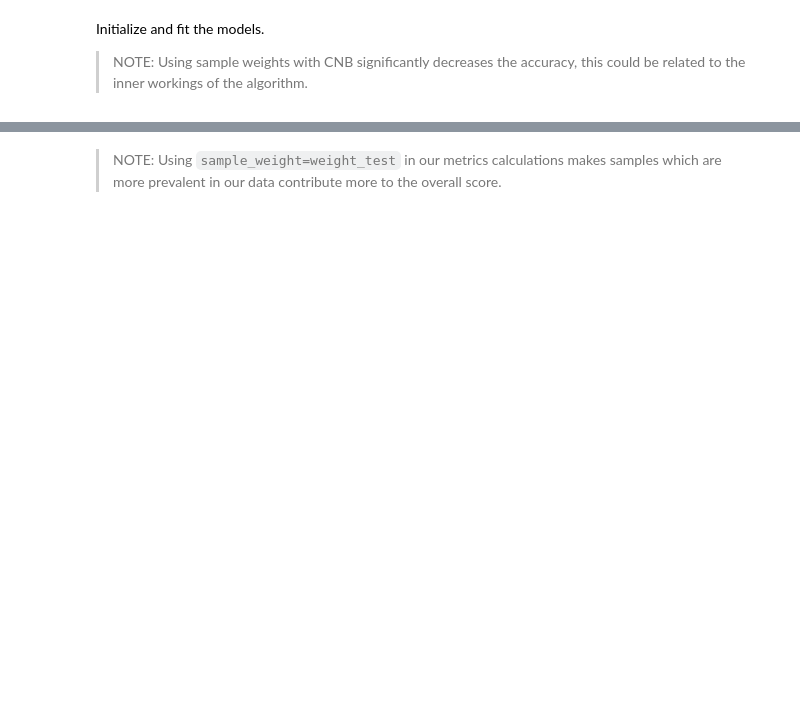
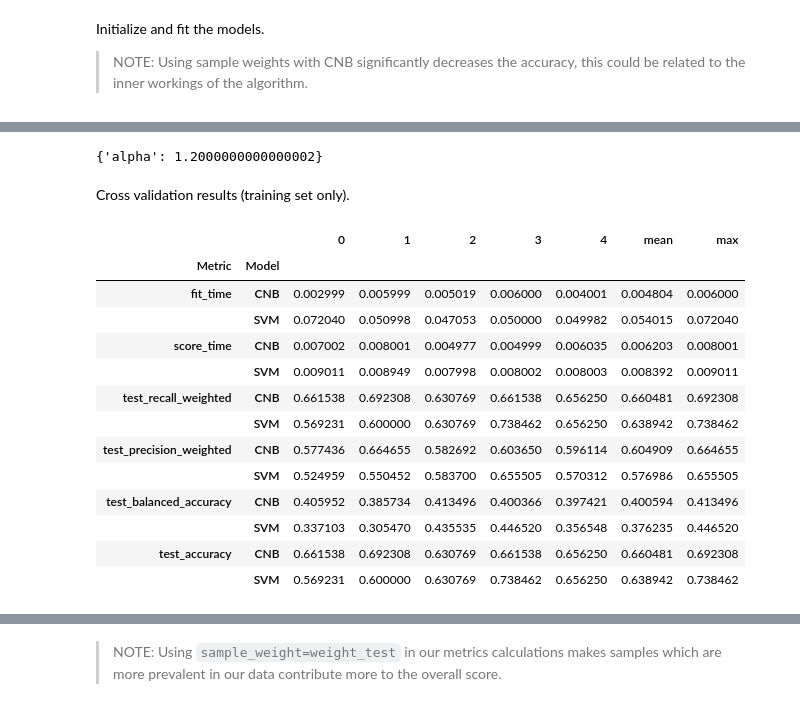
Before and after one commit to Code-the-Change-YYC/YW-NLP-Report-Classifier, a Jupyter notebook: training/description_classification/report_description_classification.ipynb, the cells around one changed output, grey strips where cells are left out. Cells and saved outputs as stored; diff of their text form; code cells hidden in the pictures; blank space fills up the shorter version.

```diff
--- a/training/description_classification/report_description_classification.ipynb
+++ b/training/description_classification/report_description_classification.ipynb
@@ -196,0 +207,3 @@ SVC()
+# %%
+svm_op = GridSearchCV(svm.named_steps["svc"], param_grid=svc_params_list)
+svm_op.fit(X_train_enc, y_train_set, sample_weight=weight_train)
@@ -196,0 +226,17 @@ SVC()
+# %%
+scoring = ["recall_weighted", "precision_weighted", "balanced_accuracy", "accuracy"]
+fit_params = {"sample_weight": weight_train}
+
+cv_s = cross_validate(
+    svm_op.best_estimator_,  # change to svm variable to see differences from fine tuning
+    X_train_enc,
+    y_train_set,
+    scoring=scoring,
+    fit_params=fit_params,
+)
+# %%
+cnb_op = GridSearchCV(
+    cnb.named_steps["complementnb"],
+    param_grid={"alpha": np.linspace(3, 0, num=50, endpoint=False)},
+)
+cnb_op.fit(X_train_enc, y_train_set)
@@ -196,0 +250,31 @@ SVC()
+# %%
+cnb_op.best_params_
+# %% [output]
+{'alpha': 1.2000000000000002}
+# %%
+cv_b = cross_validate(cnb_op.best_estimator_, X_train_enc, y_train_set, scoring=scoring)
+# %% [markdown]
+Cross validation results (training set only).
+# %%
+metrics = cv_b.keys()
+names = ["Metric", "Model"]
+index = pd.MultiIndex.from_product([metrics, ["CNB", "SVM"]], names=names)
+pairs = zip(cv_b.values(), cv_s.values())
+flattened = sum(pairs, ())
+df = pd.DataFrame(flattened, index=index)
+df.join(df.agg(func=["mean", "max"], axis=1), on=names)
+# %% [output]
+|  |  | 0 | 1 | 2 | 3 | 4 | mean | max |
+| Metric | Model |  |  |  |  |  |  |  |
+| fit_time | CNB | 0.002999 | 0.005999 | 0.005019 | 0.006000 | 0.004001 | 0.004804 | 0.006000 |
+|  | SVM | 0.072040 | 0.050998 | 0.047053 | 0.050000 | 0.049982 | 0.054015 | 0.072040 |
+| score_time | CNB | 0.007002 | 0.008001 | 0.004977 | 0.004999 | 0.006035 | 0.006203 | 0.008001 |
+|  | SVM | 0.009011 | 0.008949 | 0.007998 | 0.008002 | 0.008003 | 0.008392 | 0.009011 |
+| test_recall_weighted | CNB | 0.661538 | 0.692308 | 0.630769 | 0.661538 | 0.656250 | 0.660481 | 0.692308 |
+|  | SVM | 0.569231 | 0.600000 | 0.630769 | 0.738462 | 0.656250 | 0.638942 | 0.738462 |
+| test_precision_weighted | CNB | 0.577436 | 0.664655 | 0.582692 | 0.603650 | 0.596114 | 0.604909 | 0.664655 |
+|  | SVM | 0.524959 | 0.550452 | 0.583700 | 0.655505 | 0.570312 | 0.576986 | 0.655505 |
+| test_balanced_accuracy | CNB | 0.405952 | 0.385734 | 0.413496 | 0.400366 | 0.397421 | 0.400594 | 0.413496 |
+|  | SVM | 0.337103 | 0.305470 | 0.435535 | 0.446520 | 0.356548 | 0.376235 | 0.446520 |
+| test_accuracy | CNB | 0.661538 | 0.692308 | 0.630769 | 0.661538 | 0.656250 | 0.660481 | 0.692308 |
+|  | SVM | 0.569231 | 0.600000 | 0.630769 | 0.738462 | 0.656250 | 0.638942 | 0.738462 |
```
Also changed, not shown: parts of 57 cells of this notebook, 19 other files.
